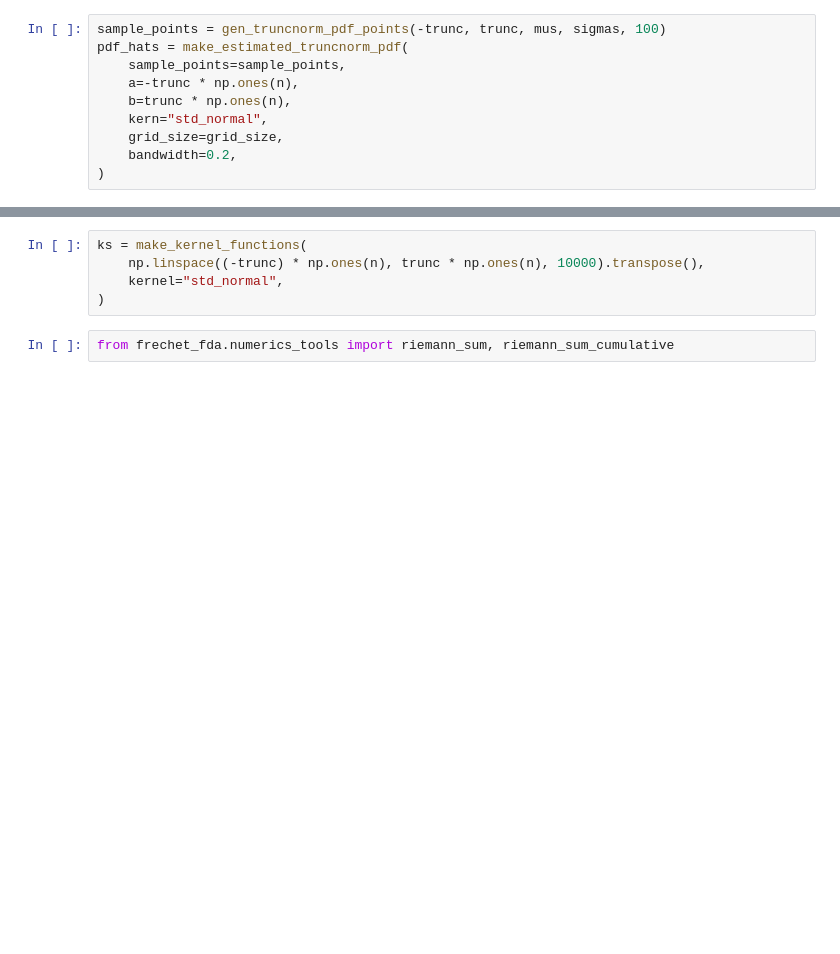
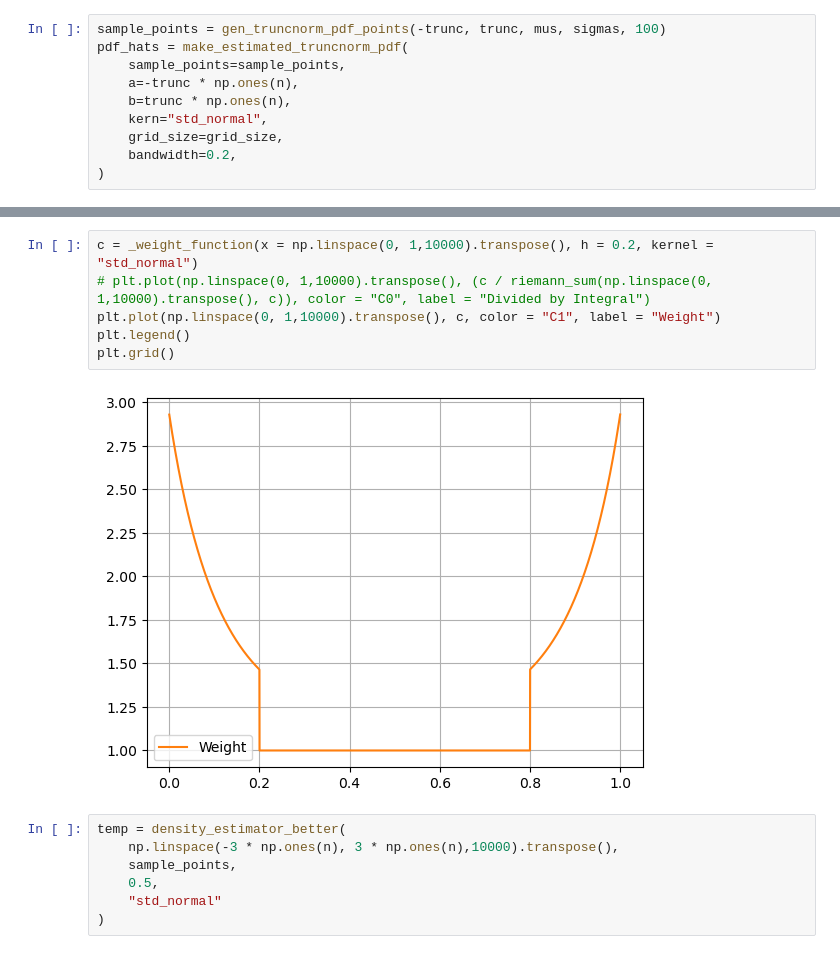
Before and after one commit to mirkimirk/thesis_frechet_fda, a Jupyter notebook: src/frechet_fda/reproduction_petersen2016.ipynb, the cells around one changed output, grey strips where cells are left out. Drawn from its saved outputs; the diff is of its cells as text; blank space fills up the shorter version.

Commit message:
Still have the problem with weights, ignoring it.

```diff
--- a/src/frechet_fda/reproduction_petersen2016.ipynb
+++ b/src/frechet_fda/reproduction_petersen2016.ipynb
@@ -463,7 +516,15 @@ def make_kernel_functions(x_vals: np.ndarray, kernel: str = "epanechnikov"):
+# %%
+c = _weight_function(x = np.linspace(0, 1,10000).transpose(), h = 0.2, kernel = "std_normal")
+# plt.plot(np.linspace(0, 1,10000).transpose(), (c / riemann_sum(np.linspace(0, 1,10000).transpose(), c)), color = "C0", label = "Divided by Integral")
+plt.plot(np.linspace(0, 1,10000).transpose(), c, color = "C1", label = "Weight")
+plt.legend()
+plt.grid()
+# %% [output]
+[figure, added]
 # %%
-ks = make_kernel_functions(
-    np.linspace((-trunc) * np.ones(n), trunc * np.ones(n), 10000).transpose(),
-    kernel="std_normal",
+temp = density_estimator_better(
+    np.linspace(-3 * np.ones(n), 3 * np.ones(n),10000).transpose(),
+    sample_points,
+    0.5,
+    "std_normal"
 )
-# %%
-from frechet_fda.numerics_tools import riemann_sum, riemann_sum_cumulative
```
Also changed, not shown: parts of 7 cells of this notebook.
